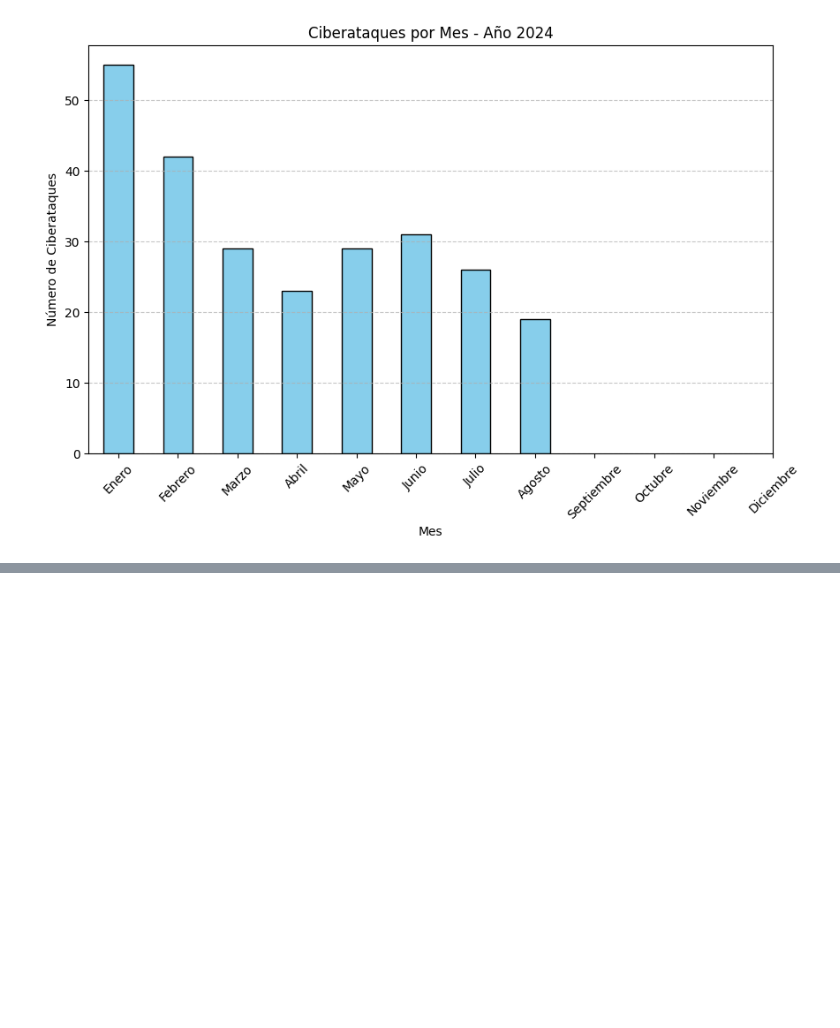
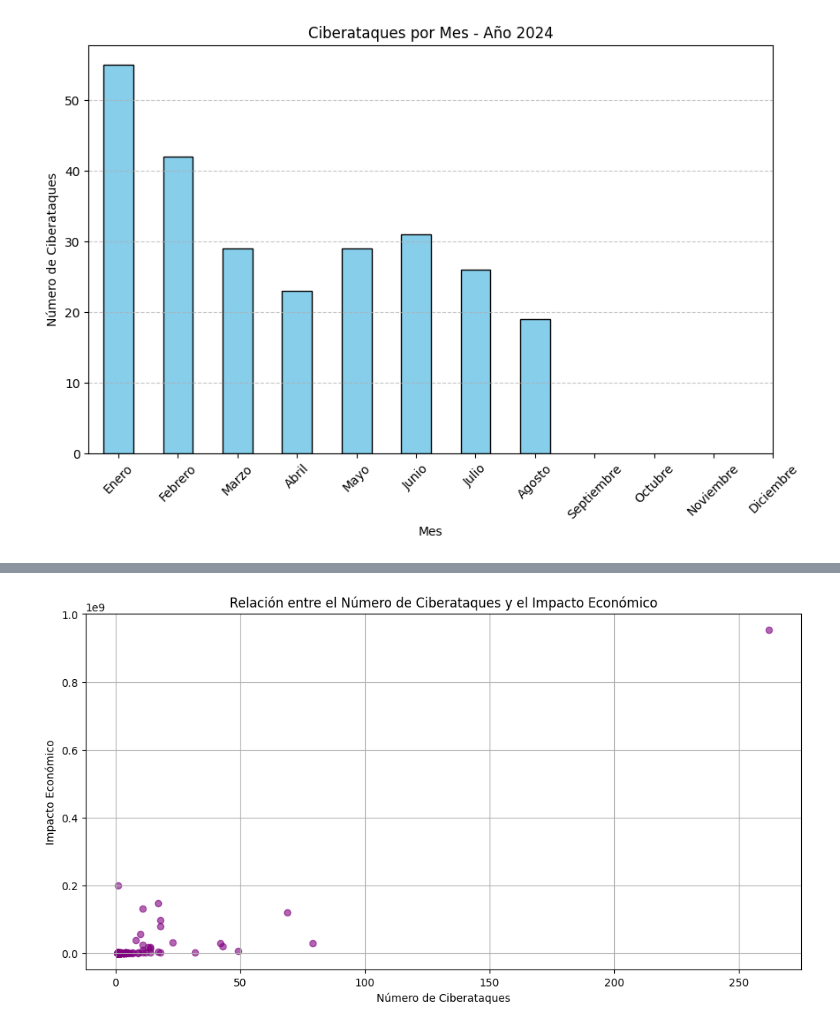
Before and after one commit to sdomialo/DeNexus_CSV-Analysis, a Jupyter notebook: EUROREPO_clean.ipynb, the cells around one changed output, grey strips where cells are left out. Saved outputs shown, nothing was run; the diff lists cells and outputs as text; code cells hidden in the pictures; blank space fills up the shorter version.

```diff
--- a/EUROREPO_clean.ipynb
+++ b/EUROREPO_clean.ipynb
@@ -326,0 +346,28 @@ plt.show()
+# %%
+# Paso 1: Agrupar las regiones en categorías generales
+region_to_continent = {
+    "EUROPE": "Europa",
+    "ASIA": "Asia",
+    "AFRICA": "África",
+    "AMERICA": "América",
+    "OCEANIA": "Oceanía",
+    "UNKNOWN": "Desconocido"
+}
+
+# Crear una nueva columna categorizada
+data_cleaned['region_general'] = data_cleaned['receiver_region'].apply(
+    lambda x: region_to_continent.get(x.split(";")[0].strip().upper(), "Desconocido") if isinstance(x, str) else "Desconocido"
+)
+
+# Paso 2: Contar los ciberataques por región general y mes
+region_month_counts = data_cleaned.groupby(['region_general', 'month']).size().unstack(fill_value=0)
+
+# Paso 3: Crear el heatmap simplificado
+plt.figure(figsize=(12, 6))
+sns.heatmap(region_month_counts, annot=True, fmt="d", cmap="coolwarm", linewidths=.5, cbar_kws={'label': 'Número de Ciberataques'})
+plt.title('Heatmap de Ciberataques por Región General y Mes (Simplificado)')
+plt.xlabel('Mes')
+plt.ylabel('Región General')
+plt.xticks(ticks=range(1, 13), labels=['Enero', 'Febrero', 'Marzo', 'Abril', 'Mayo', 'Junio', 'Julio', 'Agosto', 'Septiembre', 'Octubre', 'Noviembre', 'Diciembre'], rotation=45)
+plt.tight_layout()
+plt.show()
@@ -491,0 +629,13 @@ See the caveats in the documentation: https://pandas.pydata.org/pandas-docs/stab
+# %%
+attack_counts_per_region = data_cleaned.groupby('receiver_region').size()
+economic_impact_per_region = data_cleaned.groupby('receiver_region')['economic_impact_exact_value'].sum()
+
+plt.figure(figsize=(12, 6))
+plt.scatter(attack_counts_per_region, economic_impact_per_region, color='purple', alpha=0.6)
+plt.title('Relación entre el Número de Ciberataques y el Impacto Económico')
+plt.xlabel('Número de Ciberataques')
+plt.ylabel('Impacto Económico')
+plt.grid()
+plt.show()
+# %% [output]
+[figure, added]
```
Also changed, not shown: parts of 8 cells of this notebook.
